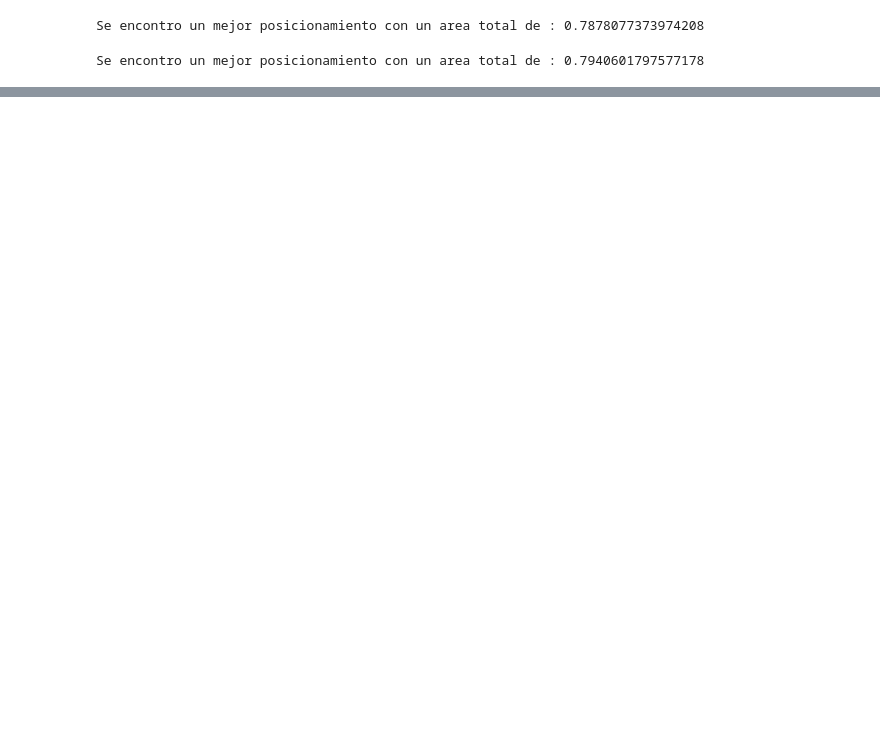
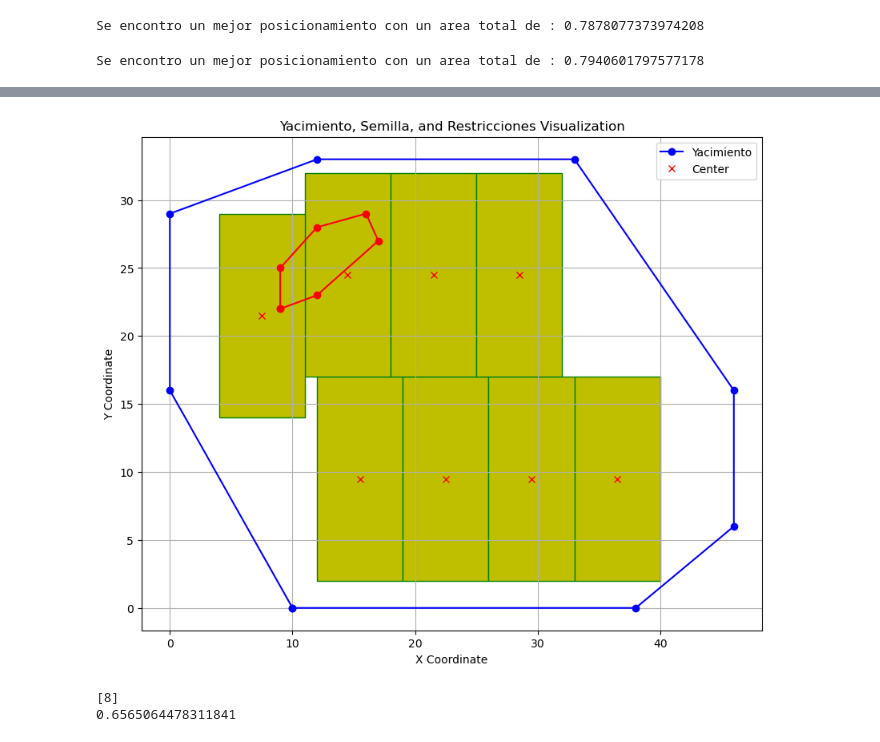
Before and after one commit to lararlm/TD8_ProyectoFinal, a Jupyter notebook: testing/test2.ipynb, the cells around one changed output, grey strips where cells are left out. Drawn from its saved outputs; the diff is of its cells as text; code cells hidden in the pictures; blank space fills up the shorter version.

```diff
--- a/testing/test2.ipynb
+++ b/testing/test2.ipynb
@@ -58,0 +74,14 @@ with open(csv_path, mode='w', newline='') as file:
+# %%
+file_path_bony = 'C:/Users/valen/OneDrive/Escritorio/Bony/Di tella/TD8FINAL/TD8_ProyectoFinal/mapas/pol.1s.01.xml'
+polygon_3, panel_size_3, restrictions_3 , angulo_3 = xml_data_extractor(file_path_bony)
+# %%
+rectangles_3 = grid_heuristic(polygon_3, panel_size_3, restrictions_3, rand = False)
+fun_generacion_mapa(polygon_3,restrictions_3,rectangles_3,panel_size_3)
+len_rectangles_3 = [len(rect) for rect in rectangles_3]
+area_3 = calculate_area(polygon_3,len_rectangles_3,panel_size_3)
+print(len_rectangles_3)
+print(area_3)
+# %% [output]
+[figure, added]
+[8]
+0.6565064478311841
```
Also changed, not shown: parts of 13 cells of this notebook, 5 other files.
